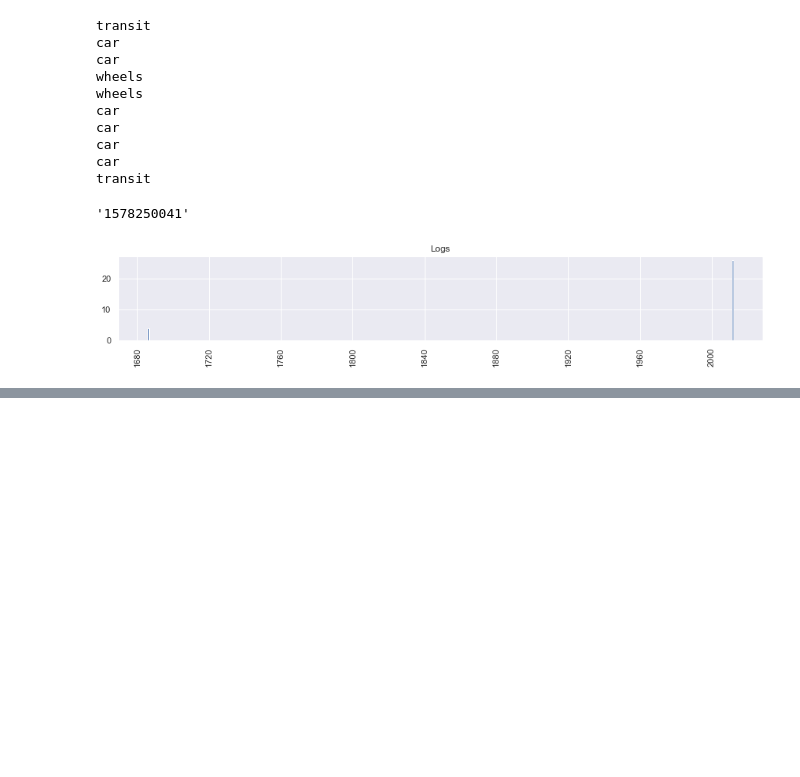
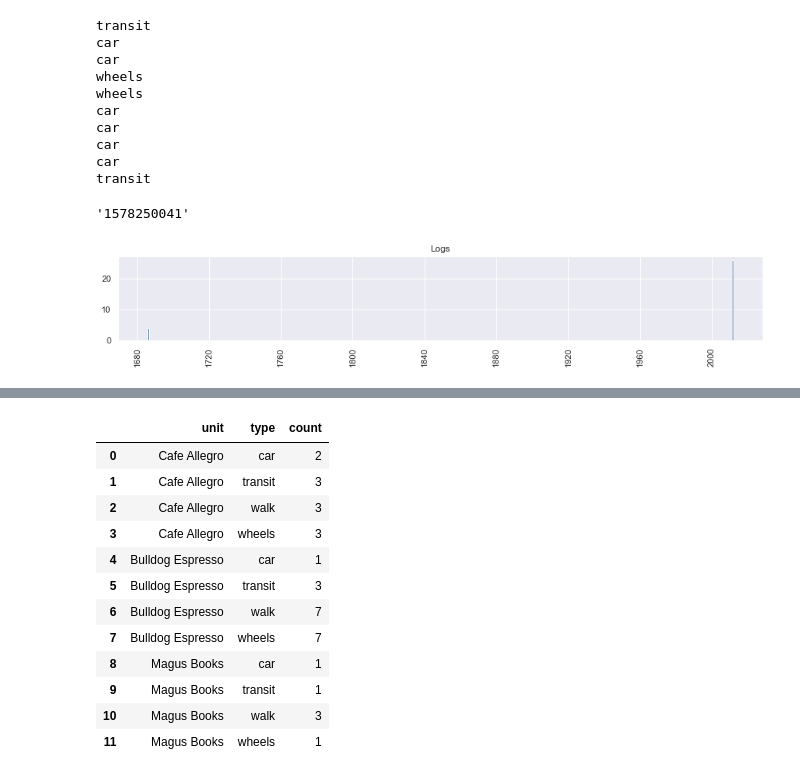
Before and after one commit to modesurvey/dataviz, a Jupyter notebook: pull_from_firebase.ipynb, the cells around one changed output, grey strips where cells are left out. Cells and saved outputs as stored; diff of their text form; code cells hidden in the pictures; blank space fills up the shorter version.

```diff
--- a/pull_from_firebase.ipynb
+++ b/pull_from_firebase.ipynb
@@ -121,0 +123,16 @@ sns.set(font_scale=1)
+# %%
+grouped_data
+# %% [output]
+|  | unit | type | count |
+| 0 | Cafe Allegro | car | 2 |
+| 1 | Cafe Allegro | transit | 3 |
+| 2 | Cafe Allegro | walk | 3 |
+| 3 | Cafe Allegro | wheels | 3 |
+| 4 | Bulldog Espresso | car | 1 |
+| 5 | Bulldog Espresso | transit | 3 |
+| 6 | Bulldog Espresso | walk | 7 |
+| 7 | Bulldog Espresso | wheels | 7 |
+| 8 | Magus Books | car | 1 |
+| 9 | Magus Books | transit | 1 |
+| 10 | Magus Books | walk | 3 |
+| 11 | Magus Books | wheels | 1 |
```
Also changed, not shown: parts of 3 cells of this notebook, 1 other file.
